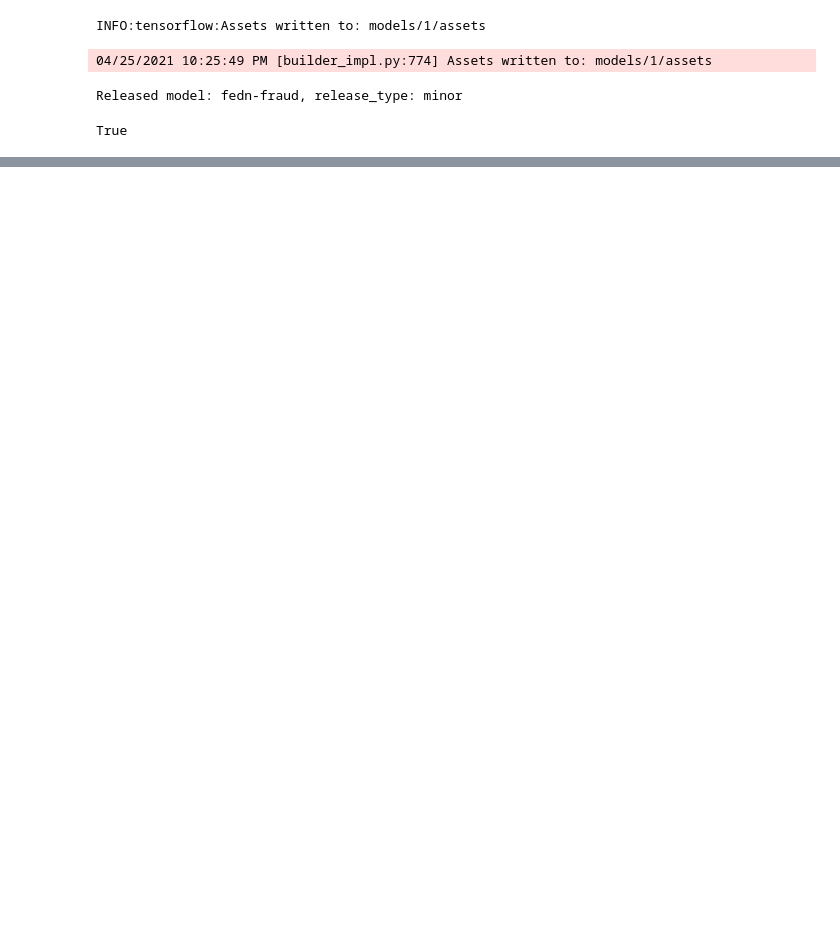
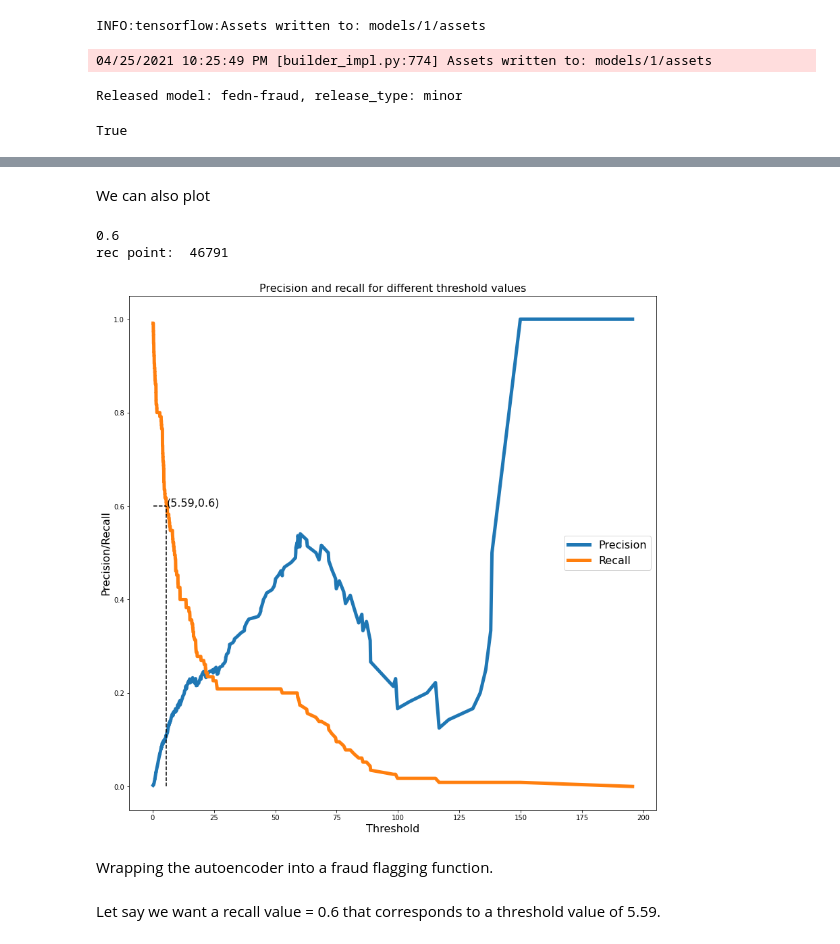
Before and after one commit to scaleoutsystems/FEDn-client-fraud-keras, a Jupyter notebook: stackn-deploy.ipynb, the cells around one changed output, grey strips where cells are left out. Drawn from its saved outputs; the diff is of its cells as text; code cells hidden in the pictures; blank space fills up the shorter version.

```diff
--- a/stackn-deploy.ipynb
+++ b/stackn-deploy.ipynb
@@ -24,0 +104,28 @@ True
+# %% [markdown]
+We can also plot
+# %%
+f, ax = plt.subplots(1,1,figsize=(14,14))
+
+desired_recall_value = 0.6
+recall_point = np.argmin(abs(recall_rt[1:]-desired_recall_value))
+print(recall_rt[recall_point+1])
+print("rec point: ", recall_point)
+points = recall_point*2
+ax.plot(threshold_rt, precision_rt[1:], label="Precision",linewidth=5)
+ax.plot(threshold_rt, recall_rt[1:], label="Recall",linewidth=5)
+ax.plot([threshold_rt[recall_point+1], threshold_rt[recall_point+1]], [0, recall_rt[recall_point+1]], c='black', ls='--')
+ax.plot([threshold_rt[0], threshold_rt[recall_point]], [recall_rt[recall_point+1], recall_rt[recall_point+1]], c='black', ls='--')
+ax.text(threshold_rt[recall_point], recall_rt[recall_point+1],
+        '(' + str(round(threshold_rt[recall_point],2)) + "," + str(round(recall_rt[recall_point+1],2)) + ")", fontsize=fontsize)
+#ax.semilogx()
+ax.set_title('Precision and recall for different threshold values',fontsize=fontsize)
+ax.set_xlabel('Threshold',fontsize=fontsize)
+ax.set_ylabel('Precision/Recall',fontsize=fontsize)
+ax.legend(fontsize=fontsize)
+plt.show()
+# %% [output]
+0.6
+rec point:  46791
+[figure, added]
+# %% [markdown]
+ Wrapping the autoencoder into a fraud flagging function.
@@ -24,0 +139,2 @@ True
+# %% [markdown]
+Let say we want a recall value = 0.6 that corresponds to a threshold value of 5.59.
```
Also changed, not shown: parts of 13 cells of this notebook.
